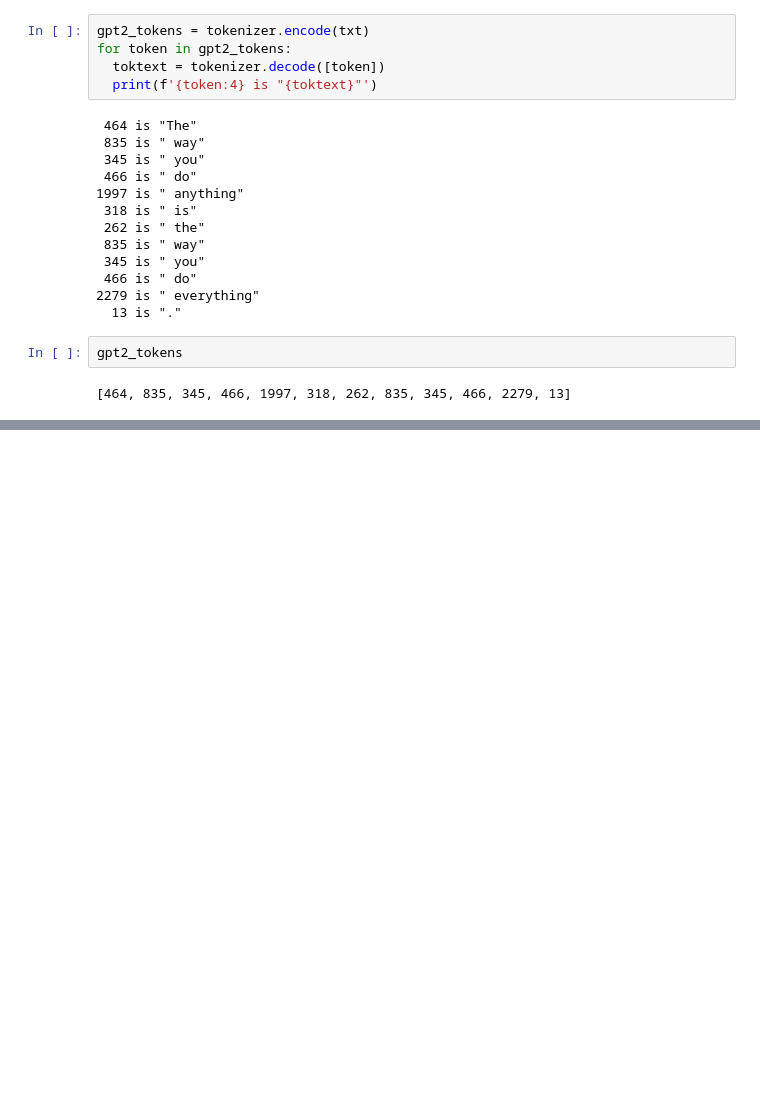
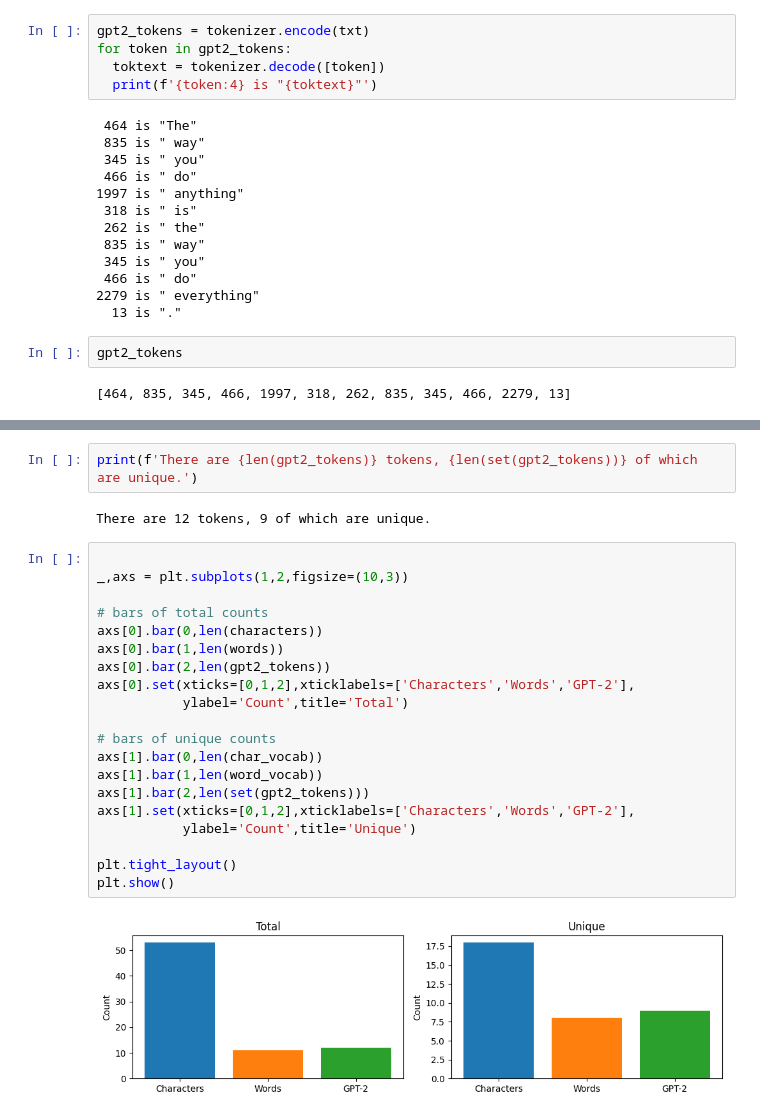
Before and after one commit to Saransh-Basu-01/50-Ml-Projects-to-understand-LLMs, a Jupyter notebook: Project_1_Three_Tokenization_Scheme.ipynb, the cells around one changed output, grey strips where cells are left out. Saved outputs shown, nothing was run; the diff lists cells and outputs as text; blank space fills up the shorter version.

```diff
--- a/Project_1_Three_Tokenization_Scheme.ipynb
+++ b/Project_1_Three_Tokenization_Scheme.ipynb
@@ -195,0 +212,26 @@ gpt2_tokens
+# %%
+print(f'There are {len(gpt2_tokens)} tokens, {len(set(gpt2_tokens))} of which are unique.')
+# %% [output]
+There are 12 tokens, 9 of which are unique.
+# %%
+
+_,axs = plt.subplots(1,2,figsize=(10,3))
+
+# bars of total counts
+axs[0].bar(0,len(characters))
+axs[0].bar(1,len(words))
+axs[0].bar(2,len(gpt2_tokens))
+axs[0].set(xticks=[0,1,2],xticklabels=['Characters','Words','GPT-2'],
+           ylabel='Count',title='Total')
+
+# bars of unique counts
+axs[1].bar(0,len(char_vocab))
+axs[1].bar(1,len(word_vocab))
+axs[1].bar(2,len(set(gpt2_tokens)))
+axs[1].set(xticks=[0,1,2],xticklabels=['Characters','Words','GPT-2'],
+           ylabel='Count',title='Unique')
+
+plt.tight_layout()
+plt.show()
+# %% [output]
+[figure, added]
```
Also changed, not shown: parts of 3 cells of this notebook.
